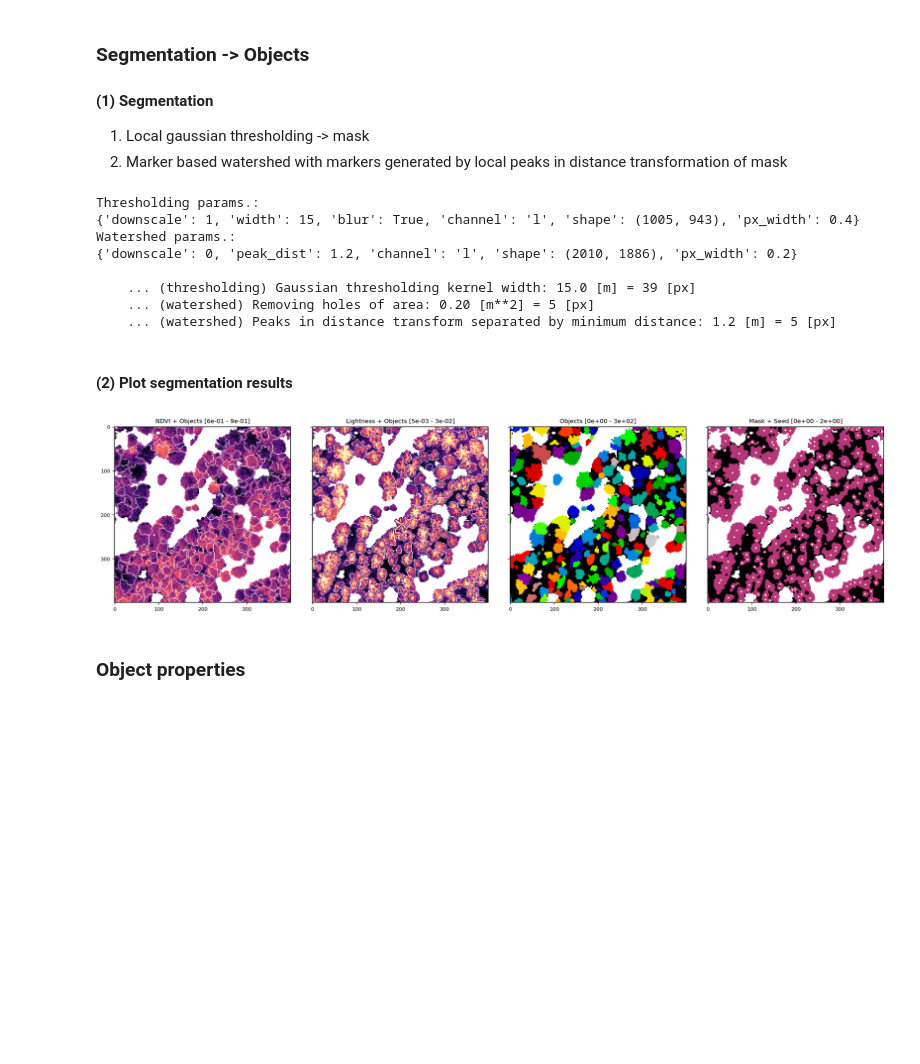
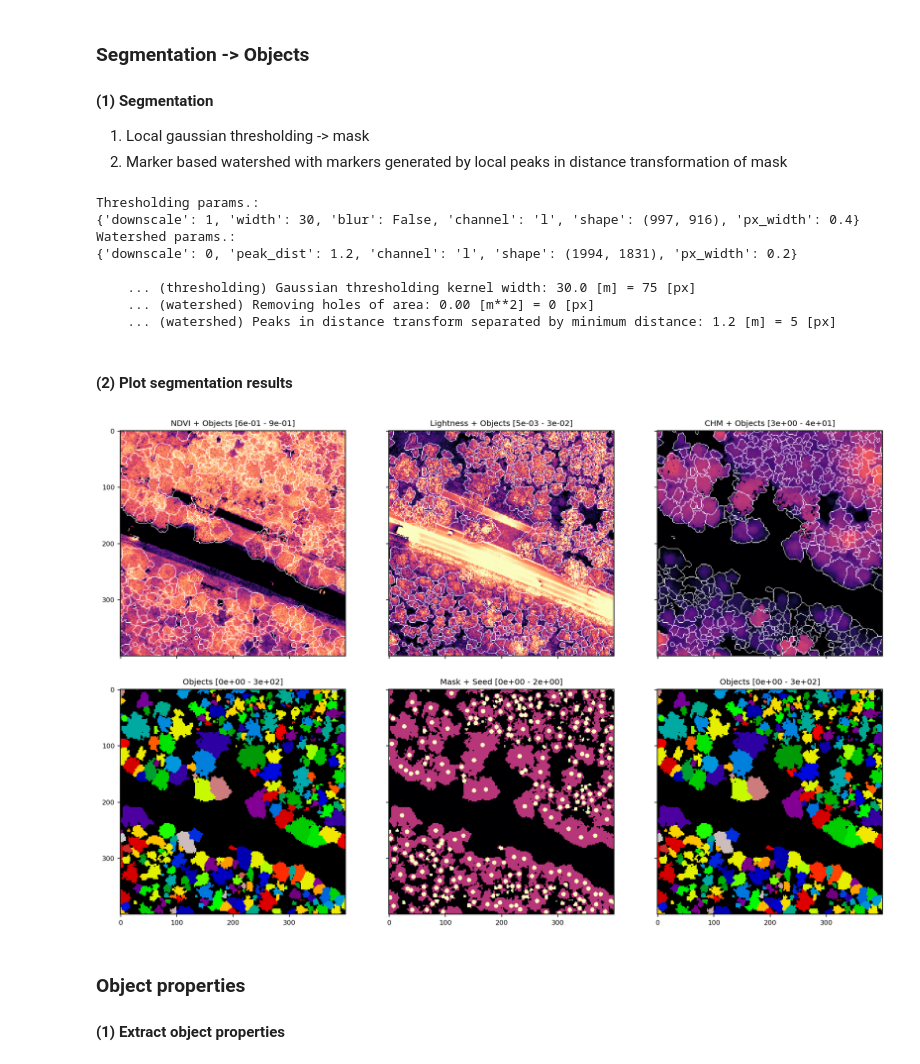
Before and after one commit to FlorianStehr/findatree, a Jupyter notebook: scripts/segment.ipynb, the cells around one changed output. Cells and saved outputs as stored; diff of their text form; code cells hidden in the pictures; blank space fills up the shorter version.

```diff
--- a/scripts/segment.ipynb
+++ b/scripts/segment.ipynb
@@ -23,9 +21,9 @@ dir_names.extend([r'C:\Data\lwf\DTM'])
 dir_names.extend([r'C:\Data\lwf\Orthophotos_2021'])
 
 file_names=[]
-# file_names.extend(['Tnr_12702_D-20210713_DSM.tif'])
-# file_names.extend(['tnr_12702_dtm.tif'])
-# file_names.extend(['Tnr_12702_2021_Ortho.tif'])
+file_names.extend(['Tnr_12702_D-20210713_DSM.tif'])
+file_names.extend(['tnr_12702_dtm.tif'])
+file_names.extend(['Tnr_12702_2021_Ortho.tif'])
 
 # file_names.extend(['Tnr_11044_D-20210707_DSM.tif'])
 # file_names.extend(['tnr_11044_dtm.tif'])
@@ -35,9 +33,9 @@ file_names=[]
 # file_names.extend(['tnr_11626_dtm.tif'])
 # file_names.extend(['Tnr_11626_2021_Ortho.tif'])
 
-file_names.extend(['Tnr_11090_D-20210719_DSM.tif'])
-file_names.extend(['tnr_11090_dtm.tif'])
-file_names.extend(['Tnr_11090_2021_Ortho.tif'])
+# file_names.extend(['Tnr_11090_D-20210719_DSM.tif'])
+# file_names.extend(['tnr_11090_dtm.tif'])
+# file_names.extend(['Tnr_11090_2021_Ortho.tif'])
 
 paths=[os.path.join(dir_names[i],file_name) for i, file_name in enumerate(file_names)]
 
@@ -91,8 +90,8 @@ importlib.reload(segment)
 
 thresh_dict={
     'downscale': 1,
-    'width':15,
-    'blur':True,
+    'width':30,
+    'blur':False,
 }
 water_dict={
     'downscale': 0,
@@ -107,57 +106,65 @@ labels, bounds, mask_seed, mask_global, thresh_dict, water_dict = segment.main(
 )
 # %% [output]
 Thresholding params.:
-{'downscale': 1, 'width': 15, 'blur': True, 'channel': 'l', 'shape': (1005, 943), 'px_width': 0.4}
+{'downscale': 1, 'width': 30, 'blur': False, 'channel': 'l', 'shape': (997, 916), 'px_width': 0.4}
 Watershed params.:
-{'downscale': 0, 'peak_dist': 1.2, 'channel': 'l', 'shape': (2010, 1886), 'px_width': 0.2}
+{'downscale': 0, 'peak_dist': 1.2, 'channel': 'l', 'shape': (1994, 1831), 'px_width': 0.2}
 
-    ... (thresholding) Gaussian thresholding kernel width: 15.0 [m] = 39 [px]
-    ... (watershed) Removing holes of area: 0.20 [m**2] = 5 [px]
+    ... (thresholding) Gaussian thresholding kernel width: 30.0 [m] = 75 [px]
+    ... (watershed) Removing holes of area: 0.00 [m**2] = 0 [px]
     ... (watershed) Peaks in distance transform separated by minimum distance: 1.2 [m] = 5 [px]
 # %% [markdown]
 #### (2) Plot segmentation results
 # %%
 segment_l = cs['l'].copy()
 segment_l[bounds == 1] = np.nan
 
 segment_ndvi = cs['ndvi'].copy()
 segment_ndvi[bounds == 1] = np.nan
 
+segment_chm = cs['chm'].copy()
+segment_chm[bounds == 1] = np.nan
+
 channels = [
-    segment_ndvi, segment_l, labels, mask_seed,
+    segment_ndvi, segment_l, segment_chm,
+    labels, mask_seed, labels,
 ]
 use_random_cmap = [
-    False, False, True, False,
+    False, False, False,
+    True, False, True,
     ]
 channels_names = [
-    'NDVI + Objects','Lightness + Objects', 'Objects', 'Mask + Seed',
+    'NDVI + Objects','Lightness + Objects', 'CHM + Objects',
+    'Objects', 'Mask + Seed', 'Objects',
 ]
 contrasts = [
-    (0.6, 0.9), (5e-3, 3.3e-2), None, None,
+    (0.6, 0.9), (5e-3, 3.3e-2), (3, 40),
+    None, None, None,
 ]
 
 # ROI
 width = 200
-x_center = 600
-y_center = 600
+x_center = 1000
+y_center = 1000
 xylim = [(x_center, width), (y_center, width)]
 
 f, axs = visual.show_channels(
     channels,
     xylim=xylim,
-    mask=mask_global,
+    # mask=mask_global,
     contrasts=contrasts,
     use_random_cmap=use_random_cmap,
     channel_names=channels_names,
     zoom=1.5,
-    # n_cols_rows=(3,2),
+    n_cols_rows=(3,2),
 )
 
-# plt.savefig(r'C:\Users\flori\Desktop\plots\220405\220405_tnr12702.pdf', transparent=True)
-# plt.savefig(r'C:\Users\flori\Desktop\plots\220405\220405_tnr11044.pdf', transparent=True)
-# plt.savefig(r'C:\Users\flori\Desktop\plots\220405\220405_tnr11626.pdf', transparent=True)
-# plt.savefig(r'C:\Users\flori\Desktop\plots\220405\220405_tnr11090.pdf', transparent=True)
+# plt.savefig(r'C:\Users\flori\Desktop\plots\220406\220406_tnr12702_CHM.pdf', transparent=True)
+# plt.savefig(r'C:\Users\flori\Desktop\plots\220406\220406_tnr11044_CHM.pdf', transparent=True)
+# plt.savefig(r'C:\Users\flori\Desktop\plots\220406\220406_tnr11626_CHM.pdf', transparent=True)
+# plt.savefig(r'C:\Users\flori\Desktop\plots\220406\220406_tnr11090_CHM.pdf', transparent=True)
 # %% [output]
-[figure, old version]
+[figure, new version]
 # %% [markdown]
 ### Object properties
+#### (1) Extract object properties
```
Also changed, not shown: parts of 7 cells of this notebook, 2 other files.
